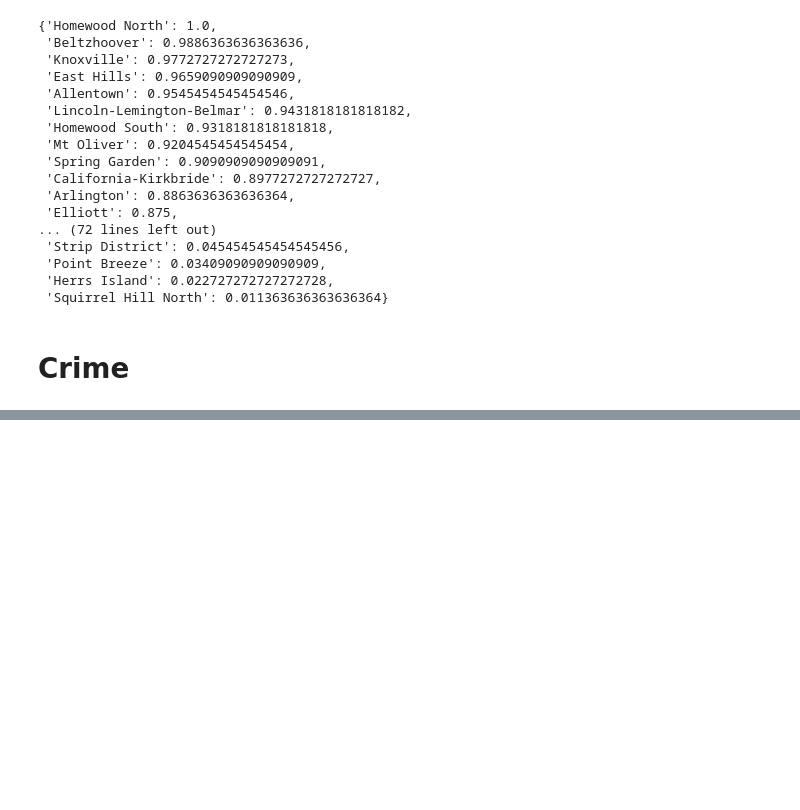
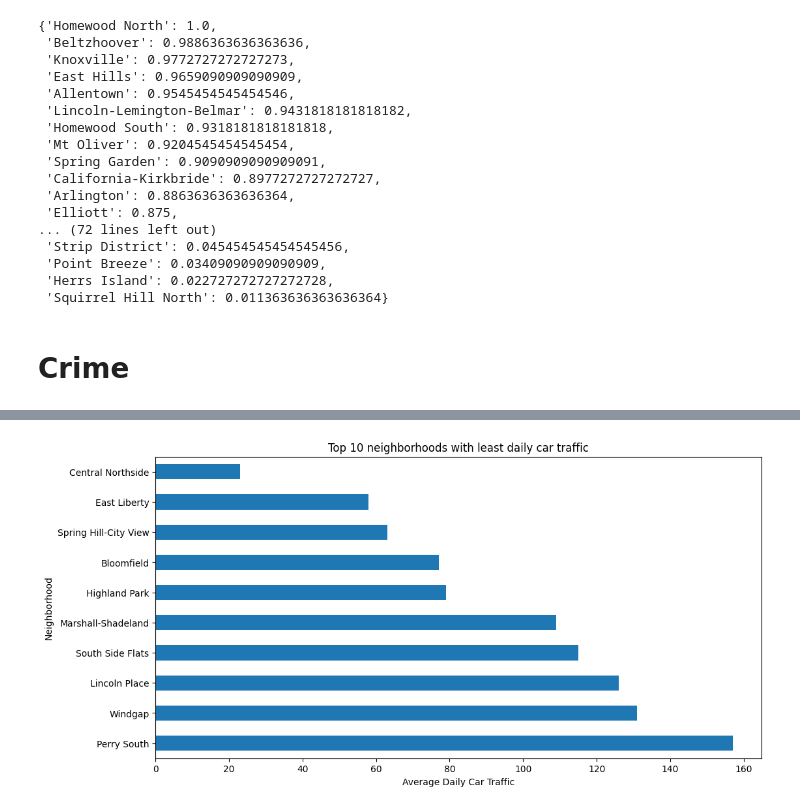
Before and after one commit to Gitter499/best-pitt-neighborhood, a Jupyter notebook: big-ideas-final-project.ipynb, the cells around one changed output, grey strips where cells are left out. Saved outputs shown, nothing was run; the diff lists cells and outputs as text; code cells hidden in the pictures; blank space fills up the shorter version.

```diff
--- a/big-ideas-final-project.ipynb
+++ b/big-ideas-final-project.ipynb
@@ -248,0 +310,12 @@ for n in neighborhoods:
+# %%
+traffic_data = pd.read_csv('traffic-count-data.csv')
+
+traffic_data.info()
+#traffic_data.head()
+
+#clean the data
+#convert average_daily_car_traffic to numeric, coercing errors to NaN
+traffic_data['average_daily_car_traffic'] = pd.to_numeric(traffic_data['average_daily_car_traffic'], errors='coerce')
+
+#drop rows with missing or invalid traffic data
+traffic_data = traffic_data.dropna(subset=['average_daily_car_traffic'])
@@ -248,0 +340,19 @@ for n in neighborhoods:
+# %%
+#group by neighborhood and find the minimum average daily car traffic
+min_traffic_by_neighborhood = traffic_data.groupby('neighborhood')['average_daily_car_traffic'].min()
+
+#sort the results to identify neighborhoods with the least traffic
+min_traffic_sorted = min_traffic_by_neighborhood.sort_values()
+# %%
+#plot the top 10 neighborhoods with the least daily car traffic
+min_traffic_sorted.head(10).plot(
+    kind='barh',
+    figsize=(12, 6),
+    title='Top 10 neighborhoods with least daily car traffic'
+)
+plt.xlabel('Average Daily Car Traffic')
+plt.ylabel('Neighborhood')
+plt.gca().invert_yaxis() #invert y-axis for better readability
+plt.show()
+# %% [output]
+[figure, added]
```
Also changed, not shown: parts of 5 cells of this notebook, 1 other file.
